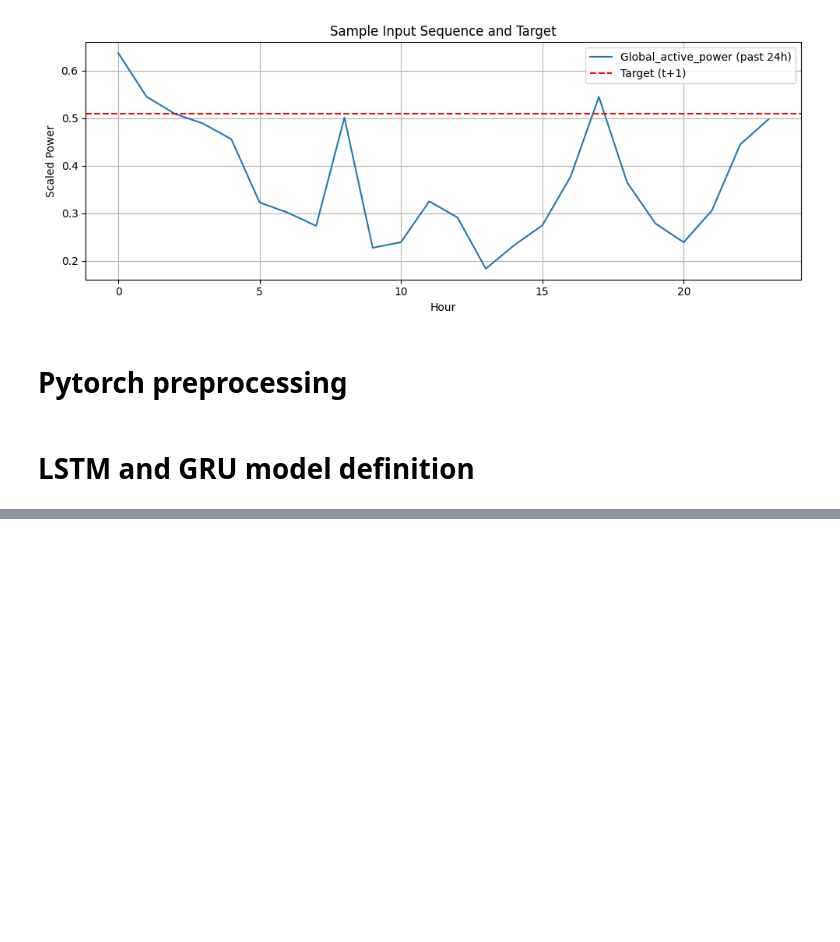
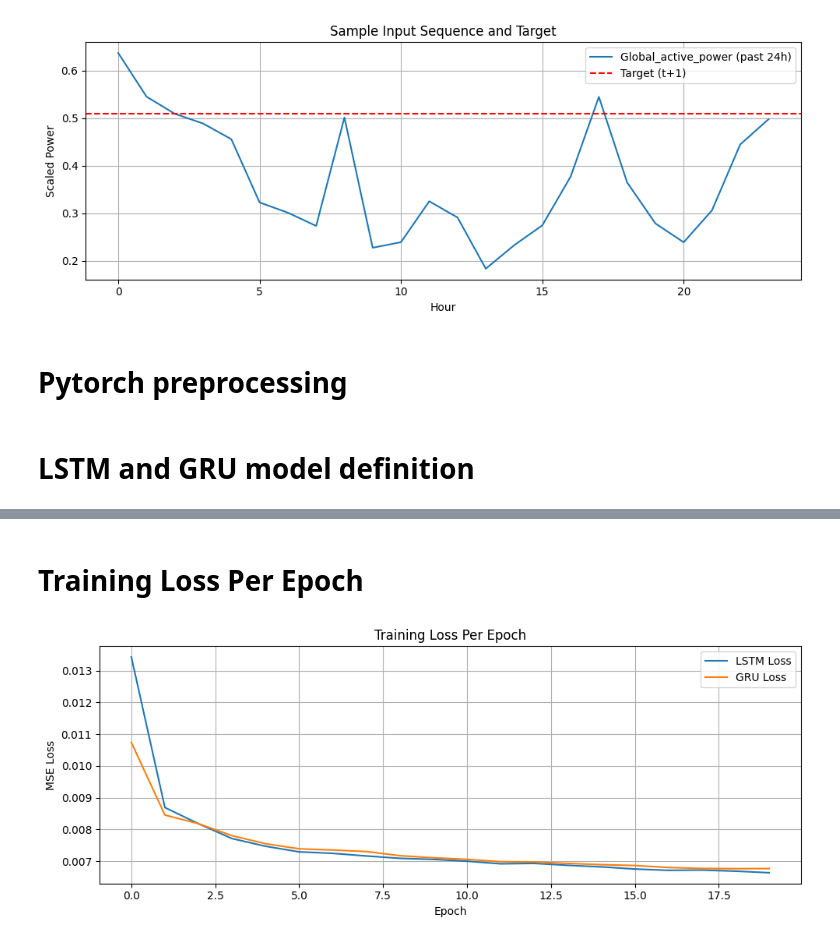
Before and after one commit to TigistW/Energy-Consumption-Forecasting, a Jupyter notebook: notebooks/sequence_analysis.ipynb, the cells around one changed output, grey strips where cells are left out. Drawn from its saved outputs; the diff is of its cells as text; code cells hidden in the pictures; blank space fills up the shorter version.

Commit message:
added trained models and respective benchmarks

```diff
--- a/notebooks/sequence_analysis.ipynb
+++ b/notebooks/sequence_analysis.ipynb
@@ -182,7 +182,7 @@ class LSTMModel(nn.Module):
         out, _ = self.lstm(x)
         out = out[:, -1, :]  # take the last time step
         out = self.fc(out)
-        return out.squeeze()
+        return out.view(-1)
 # %%
 class GRUModel(nn.Module):
     def __init__(self, input_dim, hidden_dim=64, num_layers=2):
@@ -193,7 +193,7 @@ class GRUModel(nn.Module):
         out, _ = self.gru(x)
         out = out[:, -1, :]  # take the last time step
         out = self.fc(out)
-        return out.squeeze()
+        return out.view(-1)
 # %%
 def train_model(model, dataloader, loss_fn, optimizer, device):
     model.train()
@@ -228,0 +278,3 @@ def evaluate_model(model, dataloader, device):
+# %%
+lstm_model, lstm_losses, lstm_maes, lstm_rmses, lstm_preds, y_true = train_and_evaluate(LSTMModel, "LSTM")
+gru_model, gru_losses, gru_maes, gru_rmses, gru_preds, _ = train_and_evaluate(GRUModel, "GRU")
@@ -228,0 +299,15 @@ def evaluate_model(model, dataloader, device):
+# %% [markdown]
+# Training Loss Per Epoch
+# %%
+plt.figure(figsize=(10, 4))
+plt.plot(lstm_losses, label="LSTM Loss")
+plt.plot(gru_losses, label="GRU Loss")
+plt.title("Training Loss Per Epoch")
+plt.xlabel("Epoch")
+plt.ylabel("MSE Loss")
+plt.legend()
+plt.grid(True)
+plt.tight_layout()
+plt.show()
+# %% [output]
+[figure, added]
```
Also changed, not shown: parts of 8 cells of this notebook.
